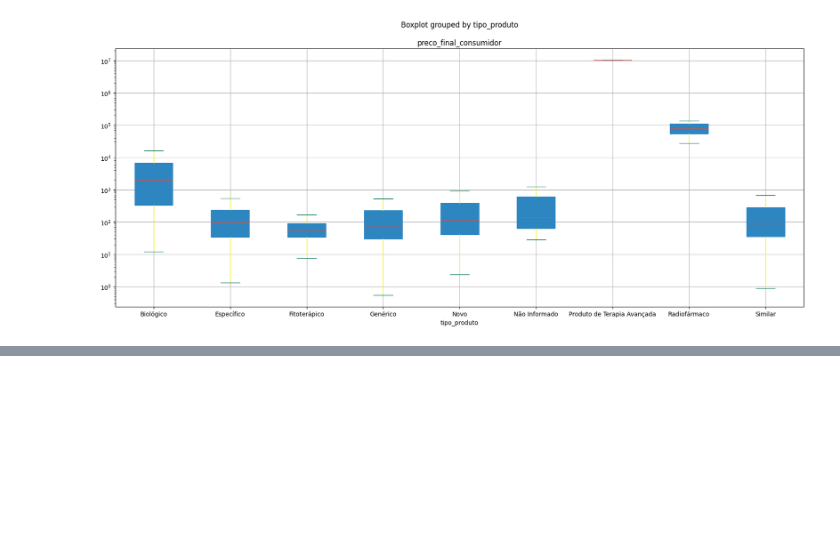
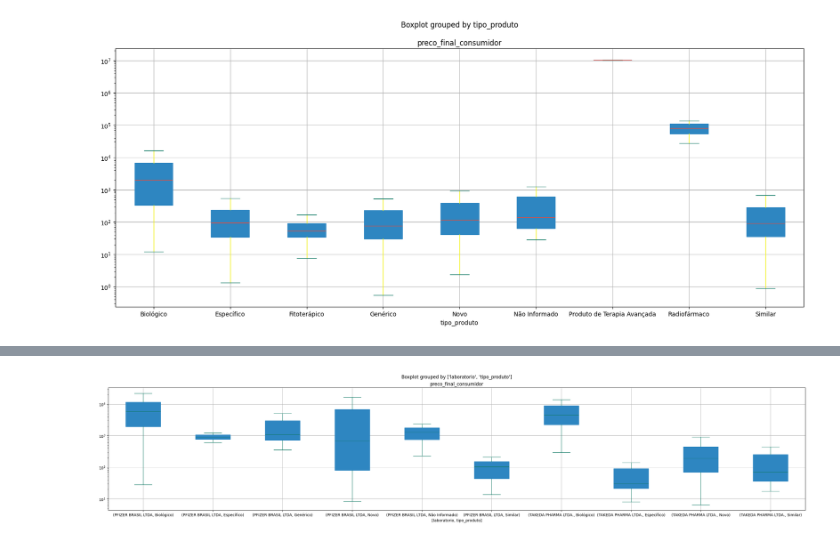
Before and after one commit to Alissonfelipe1234/trilha_dados_agibank, a Jupyter notebook: Modulo 2/medicamentos/precos_consumidor.ipynb, the cells around one changed output, grey strips where cells are left out. Saved outputs shown, nothing was run; the diff lists cells and outputs as text; code cells hidden in the pictures; blank space fills up the shorter version.

```diff
--- a/Modulo 2/medicamentos/precos_consumidor.ipynb
+++ b/Modulo 2/medicamentos/precos_consumidor.ipynb
@@ -636,0 +742,5 @@ display(
+# %%
+laboratorios_filtrados = (medicamentos['laboratorio'] == 'PFIZER BRASIL LTDA') \
+    | (medicamentos['laboratorio'] == 'TAKEDA PHARMA LTDA.')
+# %%
+comparacao = medicamentos[laboratorios_filtrados]
@@ -636,0 +787,12 @@ display(
+# %%
+ax3 = comparacao.boxplot(
+    column='preco_final_consumidor',
+    by=['laboratorio', 'tipo_produto'],
+    figsize=(32, 6),
+    showfliers=False,
+    patch_artist=True,
+    color=dict(boxes='#2E86C1', whiskers='#117A65', medians='#117A65', caps='#117A65'),
+)
+ax3.set_yscale('log')
+# %% [output]
+[figure, added]
```
Also changed, not shown: parts of 15 cells of this notebook, 7 other files.
